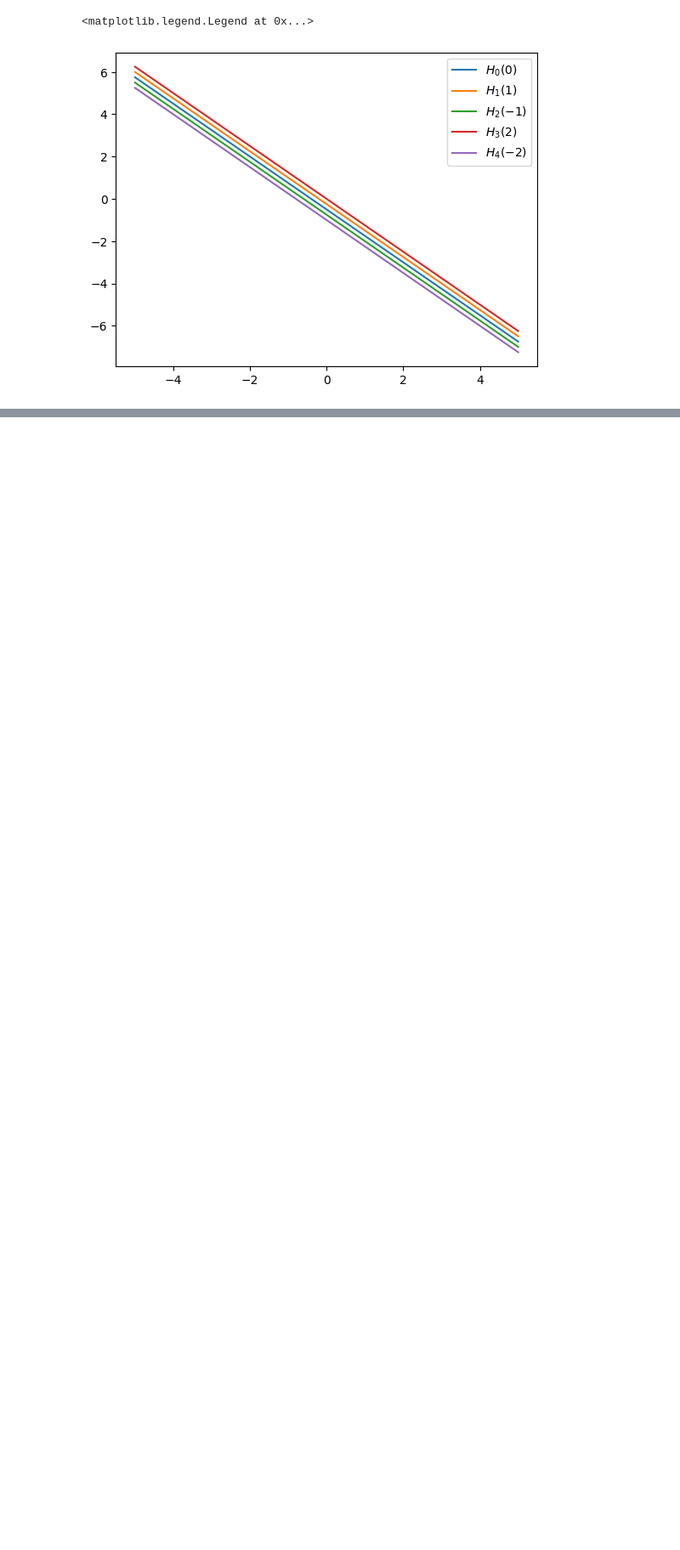
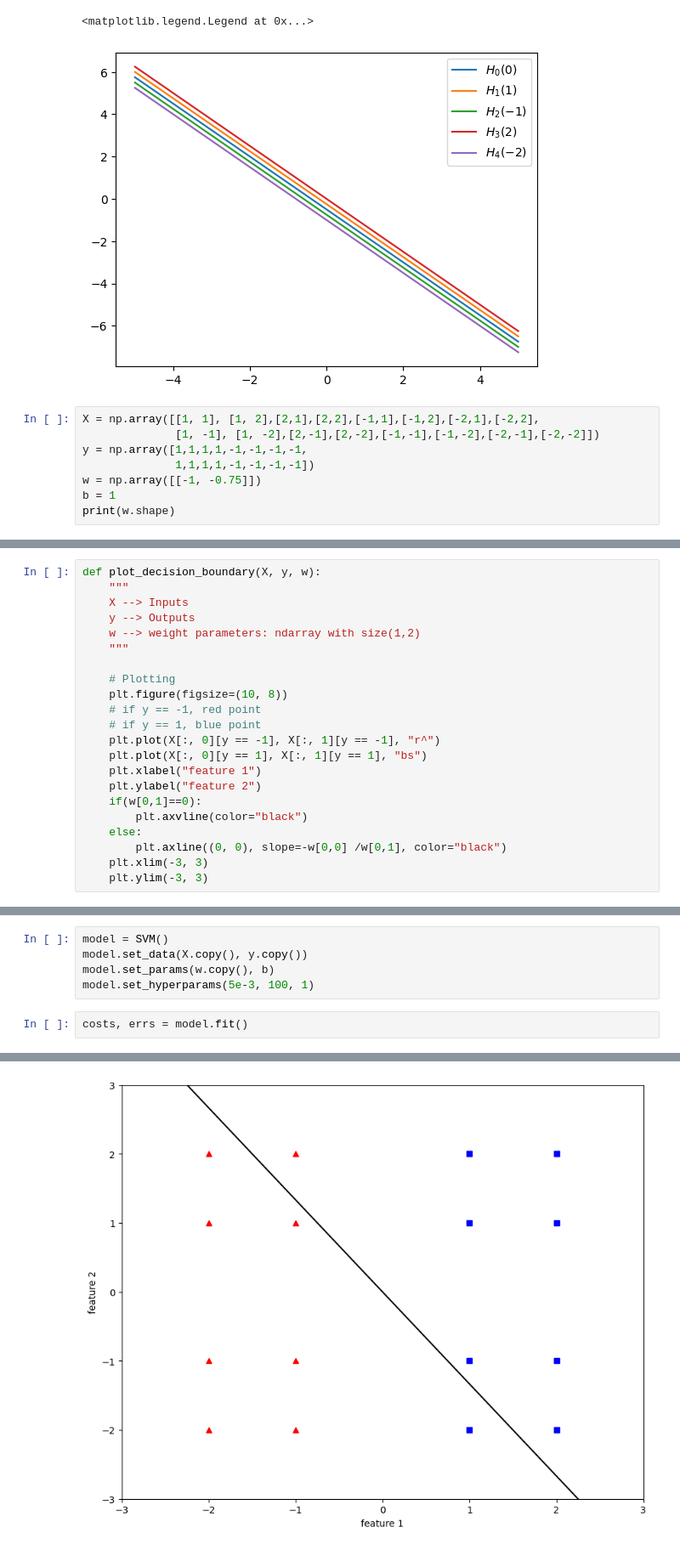
Before and after one commit to zcemycl/mlreading-hub, a Jupyter notebook: notes/ml/Support-Vector-Machine.ipynb, the cells around one changed output, grey strips where cells are left out. Shown at 85% size. Saved outputs shown, nothing was run; the diff lists cells and outputs as text; blank space fills up the shorter version.

```diff
--- a/notes/ml/Support-Vector-Machine.ipynb
+++ b/notes/ml/Support-Vector-Machine.ipynb
@@ -31,3 +32,11 @@ plt.legend(['$H_0 (0)$','$H_1 (1)$',
 # %% [output]
 <matplotlib.legend.Legend at 0x...>
 [figure]
+# %%
+X = np.array([[1, 1], [1, 2],[2,1],[2,2],[-1,1],[-1,2],[-2,1],[-2,2],
+              [1, -1], [1, -2],[2,-1],[2,-2],[-1,-1],[-1,-2],[-2,-1],[-2,-2]])
+y = np.array([1,1,1,1,-1,-1,-1,-1,
+              1,1,1,1,-1,-1,-1,-1])
+w = np.array([[-1, -0.75]])
+b = 1
+print(w.shape)
@@ -33,0 +45,22 @@ plt.legend(['$H_0 (0)$','$H_1 (1)$',
+# %%
+def plot_decision_boundary(X, y, w):
+    """
+    X --> Inputs
+    y --> Outputs
+    w --> weight parameters: ndarray with size(1,2)
+    """
+
+    # Plotting
+    plt.figure(figsize=(10, 8))
+    # if y == -1, red point
+    # if y == 1, blue point
+    plt.plot(X[:, 0][y == -1], X[:, 1][y == -1], "r^")
+    plt.plot(X[:, 0][y == 1], X[:, 1][y == 1], "bs")
+    plt.xlabel("feature 1")
+    plt.ylabel("feature 2")
+    if(w[0,1]==0):
+        plt.axvline(color="black")
+    else:
+        plt.axline((0, 0), slope=-w[0,0] /w[0,1], color="black")
+    plt.xlim(-3, 3)
+    plt.ylim(-3, 3)
@@ -33,0 +147,8 @@ plt.legend(['$H_0 (0)$','$H_1 (1)$',
+# %%
+model = SVM()
+model.set_data(X.copy(), y.copy())
+model.set_params(w.copy(), b)
+model.set_hyperparams(5e-3, 100, 1)
+# %%
+costs, errs = model.fit()
+# %% [output]
@@ -33,0 +157 @@ plt.legend(['$H_0 (0)$','$H_1 (1)$',
+[figure, added]
```
Also changed, not shown: parts of 11 cells of this notebook, 1 other file.
